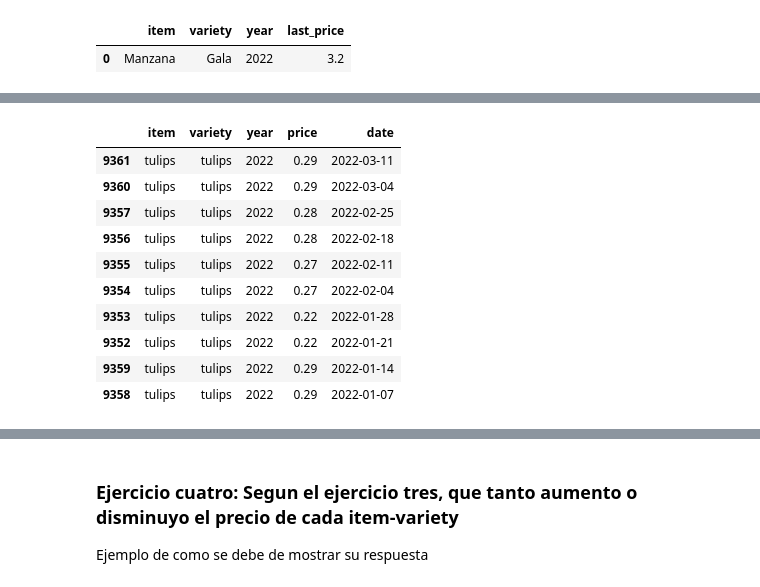
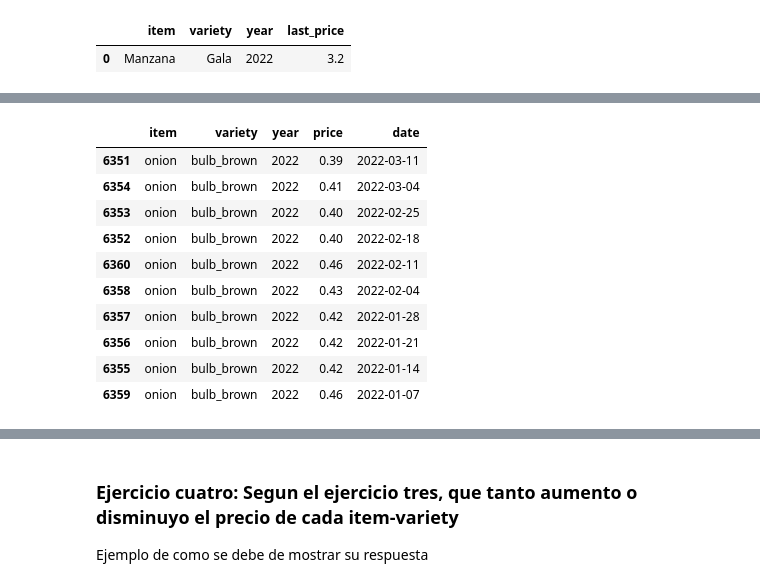
Before and after one commit to PaolaMendez/vegetables-eda, a Jupyter notebook: EDA.ipynb, the cells around one changed output, grey strips where cells are left out. Saved outputs shown, nothing was run; the diff lists cells and outputs as text; code cells hidden in the pictures.

```diff
--- a/EDA.ipynb
+++ b/EDA.ipynb
@@ -178,0 +161,2 @@ z.loc[(z['year']== 2022)&(z['variety']=='tulips')&(z['item']=='tulips'),: ]
+# %%
+x = vdfn.groupby(['item','variety','year','price','date'], as_index= False).agg({'date': ['max']})
@@ -179,14 +199,14 @@ z.loc[(z['year']== 2022)&(z['variety']=='tulips')&(z['item']=='tulips'),: ]
 # %%
-x.loc[(x['year']== 2022)&(x['variety']=='tulips')&(x['item']=='tulips'),: ]
+x.loc[(x['year']== 2022)&(x['variety']=='bulb_brown')&(x['item']=='onion'),: ]
 # %% [output]
 |  | item | variety | year | price | date |
-| 9361 | tulips | tulips | 2022 | 0.29 | 2022-03-11 |
-| 9360 | tulips | tulips | 2022 | 0.29 | 2022-03-04 |
-| 9357 | tulips | tulips | 2022 | 0.28 | 2022-02-25 |
-| 9356 | tulips | tulips | 2022 | 0.28 | 2022-02-18 |
-| 9355 | tulips | tulips | 2022 | 0.27 | 2022-02-11 |
-| 9354 | tulips | tulips | 2022 | 0.27 | 2022-02-04 |
-| 9353 | tulips | tulips | 2022 | 0.22 | 2022-01-28 |
-| 9352 | tulips | tulips | 2022 | 0.22 | 2022-01-21 |
-| 9359 | tulips | tulips | 2022 | 0.29 | 2022-01-14 |
-| 9358 | tulips | tulips | 2022 | 0.29 | 2022-01-07 |
+| 6351 | onion | bulb_brown | 2022 | 0.39 | 2022-03-11 |
+| 6354 | onion | bulb_brown | 2022 | 0.41 | 2022-03-04 |
+| 6353 | onion | bulb_brown | 2022 | 0.40 | 2022-02-25 |
+| 6352 | onion | bulb_brown | 2022 | 0.40 | 2022-02-18 |
+| 6360 | onion | bulb_brown | 2022 | 0.46 | 2022-02-11 |
+| 6358 | onion | bulb_brown | 2022 | 0.43 | 2022-02-04 |
+| 6357 | onion | bulb_brown | 2022 | 0.42 | 2022-01-28 |
+| 6356 | onion | bulb_brown | 2022 | 0.42 | 2022-01-21 |
+| 6355 | onion | bulb_brown | 2022 | 0.42 | 2022-01-14 |
+| 6359 | onion | bulb_brown | 2022 | 0.46 | 2022-01-07 |
```
Also changed, not shown: parts of 35 cells of this notebook.
